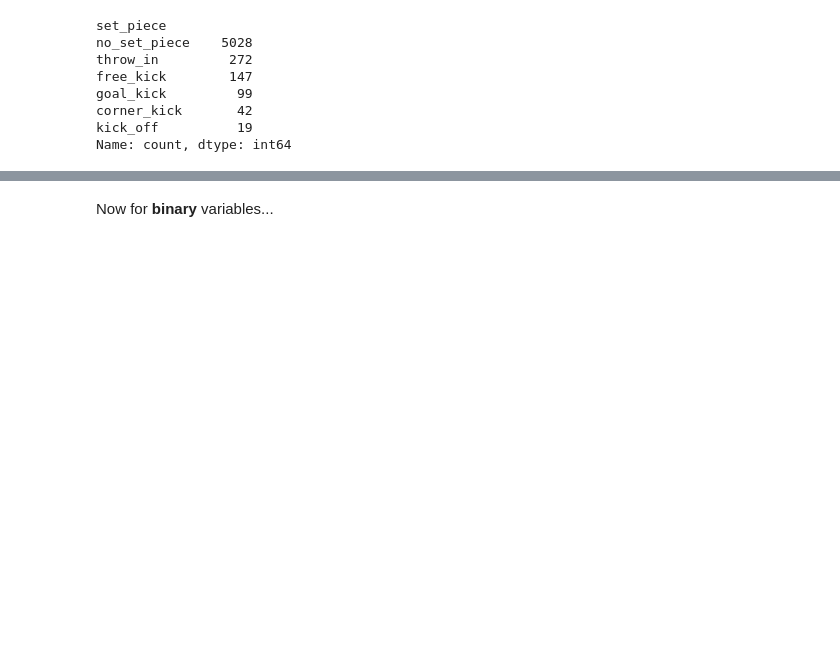
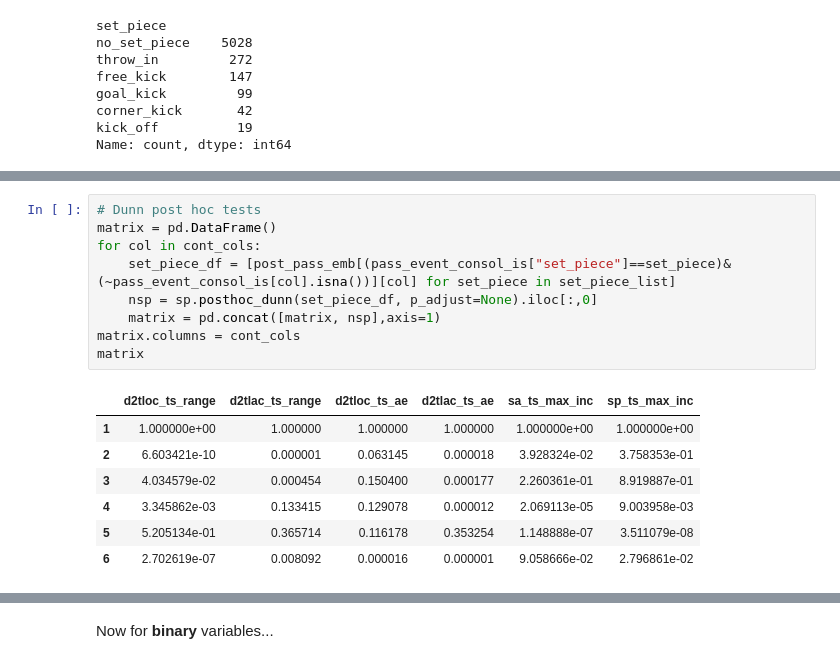
Before and after one commit to tal19/MLDS_Research_Project, a Jupyter notebook: metric_analytics.ipynb, the cells around one changed output, grey strips where cells are left out. Drawn from its saved outputs; the diff is of its cells as text; blank space fills up the shorter version.

```diff
--- a/metric_analytics.ipynb
+++ b/metric_analytics.ipynb
@@ -194,3 +177,20 @@ matrix
+# %%
+# Dunn post hoc tests
+matrix = pd.DataFrame()
+for col in cont_cols:
+    set_piece_df = [post_pass_emb[(pass_event_consol_is["set_piece"]==set_piece)&(~pass_event_consol_is[col].isna())][col] for set_piece in set_piece_list]
+    nsp = sp.posthoc_dunn(set_piece_df, p_adjust=None).iloc[:,0]
+    matrix = pd.concat([matrix, nsp],axis=1)
+matrix.columns = cont_cols
+matrix
+# %% [output]
+|  | d2tloc_ts_range | d2tlac_ts_range | d2tloc_ts_ae | d2tlac_ts_ae | sa_ts_max_inc | sp_ts_max_inc |
+| 1 | 1.000000e+00 | 1.000000 | 1.000000 | 1.000000 | 1.000000e+00 | 1.000000e+00 |
+| 2 | 6.603421e-10 | 0.000001 | 0.063145 | 0.000018 | 3.928324e-02 | 3.758353e-01 |
+| 3 | 4.034579e-02 | 0.000454 | 0.150400 | 0.000177 | 2.260361e-01 | 8.919887e-01 |
+| 4 | 3.345862e-03 | 0.133415 | 0.129078 | 0.000012 | 2.069113e-05 | 9.003958e-03 |
+| 5 | 5.205134e-01 | 0.365714 | 0.116178 | 0.353254 | 1.148888e-07 | 3.511079e-08 |
+| 6 | 2.702619e-07 | 0.008092 | 0.000016 | 0.000001 | 9.058666e-02 | 2.796861e-02 |
 # %%
 # test results (Bonferonni correction)
 matrix < (0.05/(5*6))
```
Also changed, not shown: parts of 5 cells of this notebook, 3 other files.
